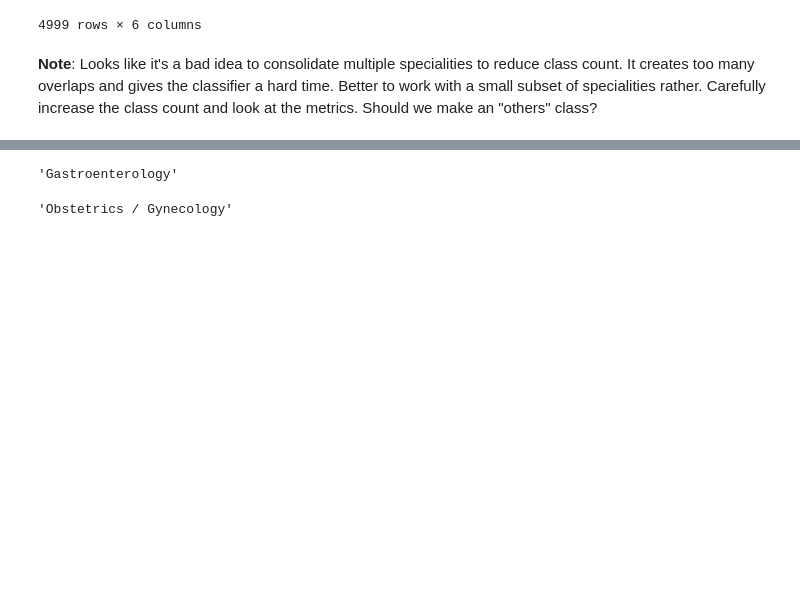
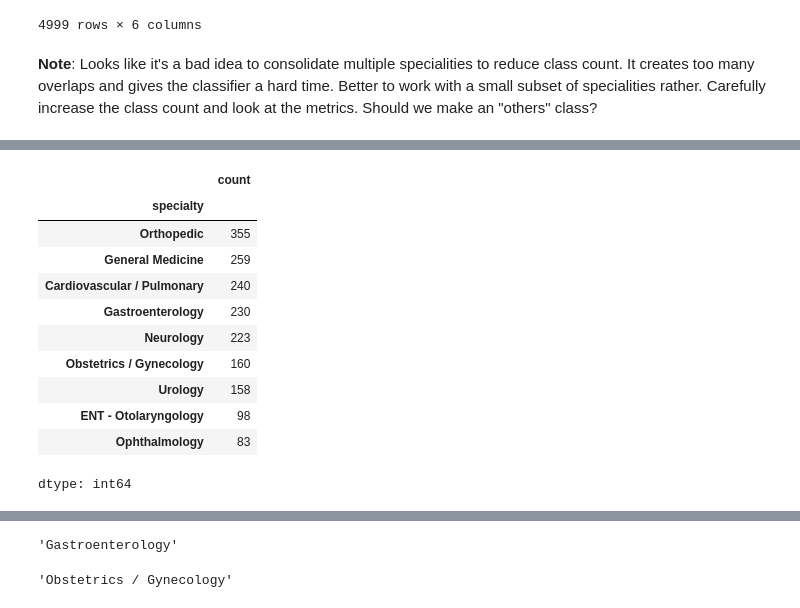
Before and after one commit to aronwilbert/COMP8420-Group-L-Healthcare, a Jupyter notebook: medical-specialties/specialties.ipynb, the cells around one changed output, grey strips where cells are left out. Saved outputs shown, nothing was run; the diff lists cells and outputs as text; code cells hidden in the pictures; blank space fills up the shorter version.

```diff
--- a/medical-specialties/specialties.ipynb
+++ b/medical-specialties/specialties.ipynb
@@ -309,3 +400,18 @@ weighted avg       0.93      0.93      0.93       188
+# %%
+regrouped_df['specialty'].value_counts()
+# %% [output]
+|  | count |
+| specialty |  |
+| Orthopedic | 355 |
+| General Medicine | 259 |
+| Cardiovascular / Pulmonary | 240 |
+| Gastroenterology | 230 |
+| Neurology | 223 |
+| Obstetrics / Gynecology | 160 |
+| Urology | 158 |
+| ENT - Otolaryngology | 98 |
+| Ophthalmology | 83 |
+dtype: int64
 # %%
 conf_mat = confusion_matrix(y_true = y_test.to_numpy(), y_pred = test_pred)
 ticklabels = speciality_names
```
Also changed, not shown: parts of 8 cells of this notebook, 1 other file.
